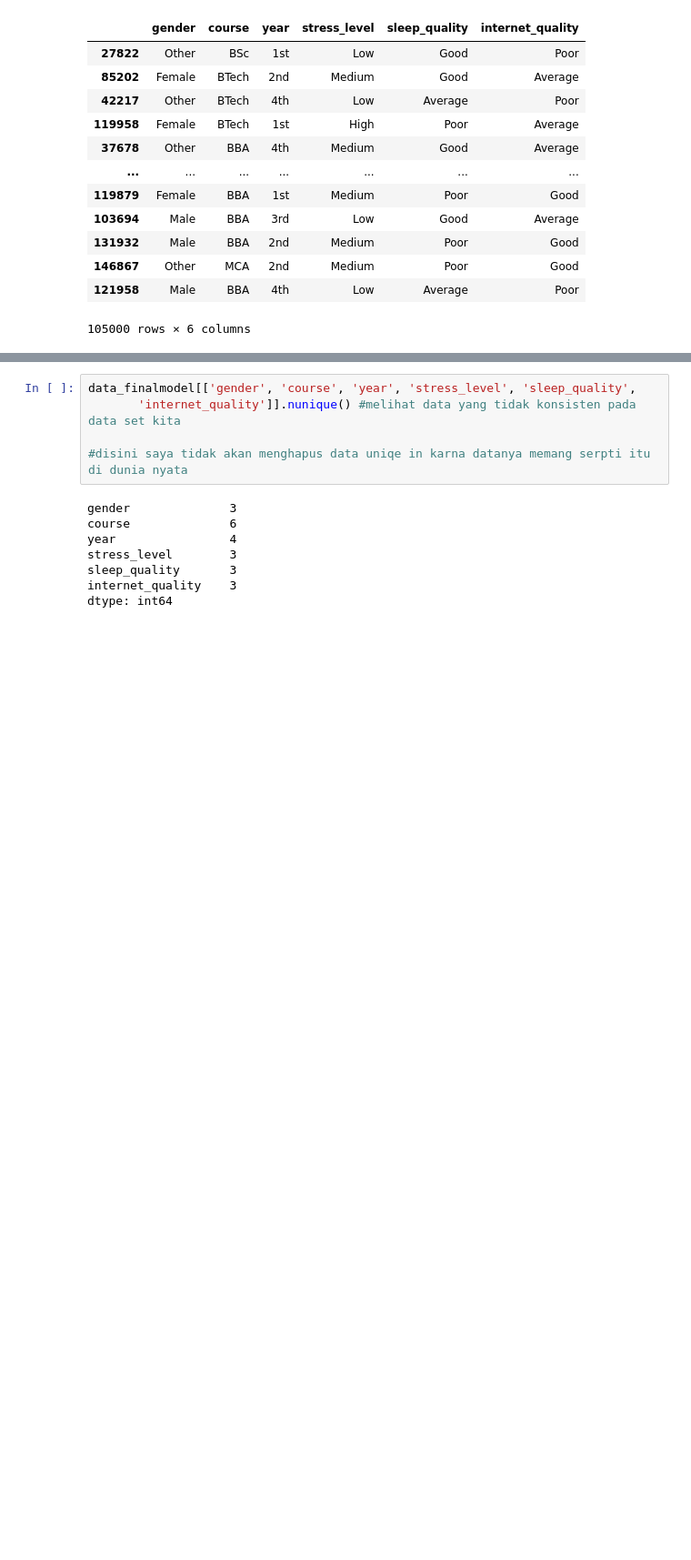
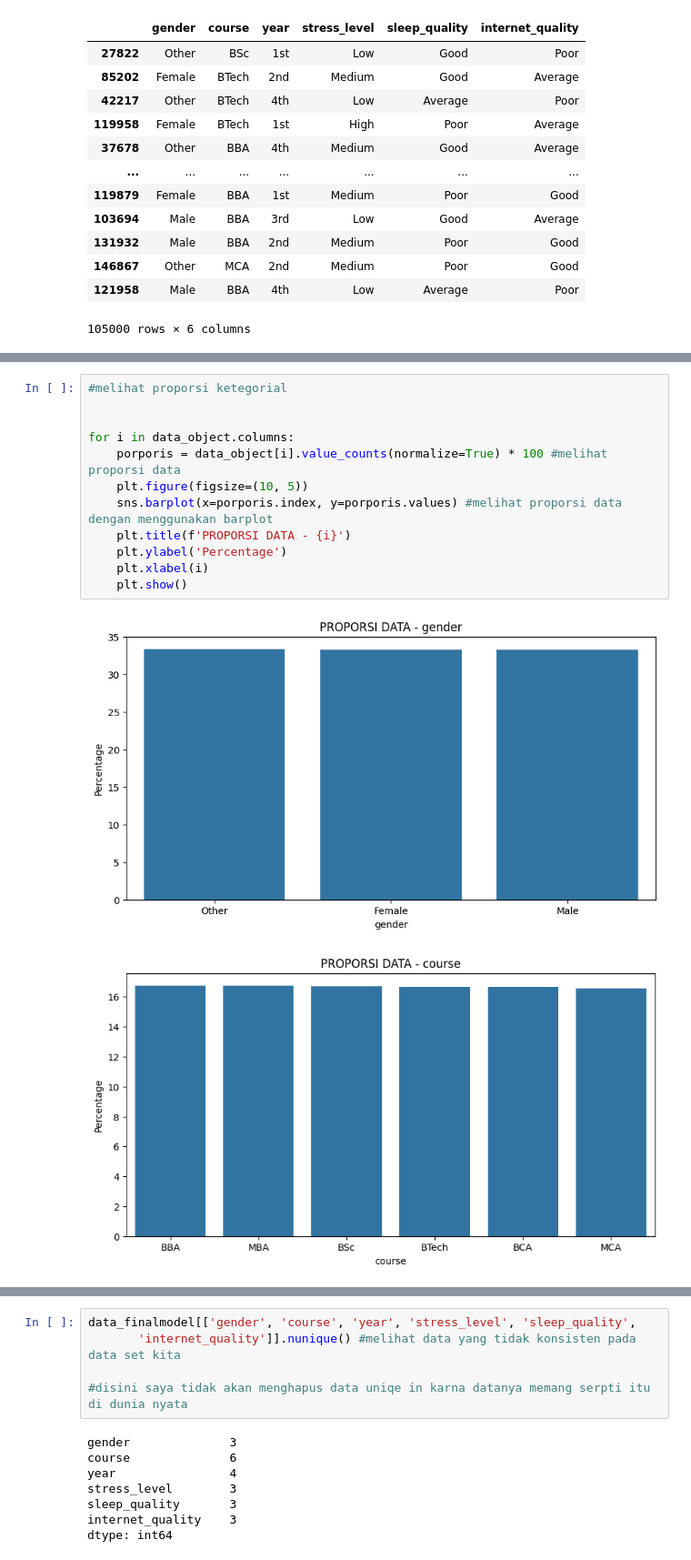
Before and after one commit to wen24-collab/MODEL-MACHINE-LEARNING-CLASSIFIICATION-TINGGKLAT-BRANOUT-SISWA-DAN-ORANG-DEWASA, a Jupyter notebook: prediksi_kelulusan.ipynb, the cells around one changed output, grey strips where cells are left out. Shown at 91% size. Cells and saved outputs as stored; diff of their text form; blank space fills up the shorter version.

```diff
--- a/prediksi_kelulusan.ipynb
+++ b/prediksi_kelulusan.ipynb
@@ -277,3 +277,18 @@ Poor       34984
 Good       34862
 Name: count, dtype: int64
 [figure]
+# %%
+#melihat proporsi ketegorial
+
+
+for i in data_object.columns:
+    porporis = data_object[i].value_counts(normalize=True) * 100 #melihat proporsi data
+    plt.figure(figsize=(10, 5))
+    sns.barplot(x=porporis.index, y=porporis.values) #melihat proporsi data dengan menggunakan barplot
+    plt.title(f'PROPORSI DATA - {i}')
+    plt.ylabel('Percentage')
+    plt.xlabel(i)
+    plt.show()
+# %% [output]
+[figure, added]
+[figure, added]
```
Also changed, not shown: parts of 2 cells of this notebook.
